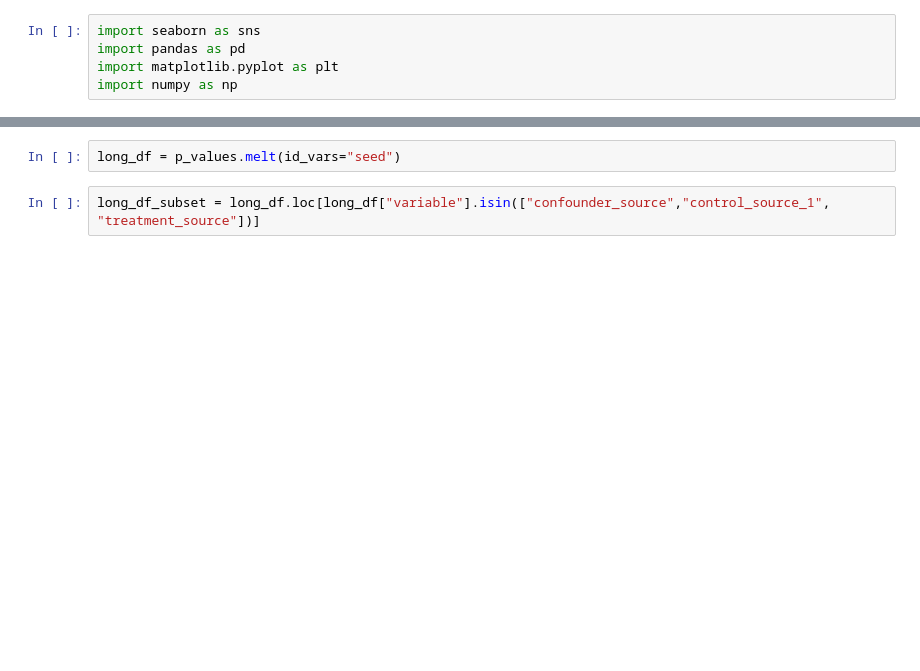
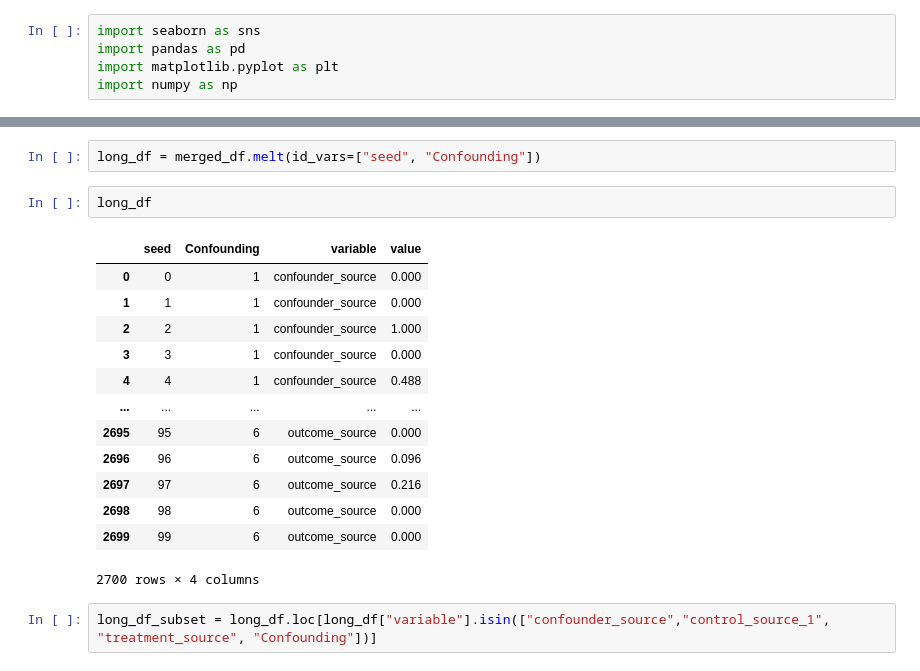
Before and after one commit to malo4300/ICA_IV, a Jupyter notebook: plots_iv_test.ipynb, the cells around one changed output, grey strips where cells are left out. Saved outputs shown, nothing was run; the diff lists cells and outputs as text; blank space fills up the shorter version.

```diff
--- a/plots_iv_test.ipynb
+++ b/plots_iv_test.ipynb
@@ -24,7 +49,23 @@ Index(['seed', 'confounder_source', 'control_source_1', 'control_source_2',
 # %%
-long_df = p_values.melt(id_vars="seed")
+long_df = merged_df.melt(id_vars=["seed", "Confounding"])
+# %%
+long_df
+# %% [output]
+|  | seed | Confounding | variable | value |
+| 0 | 0 | 1 | confounder_source | 0.000 |
+| 1 | 1 | 1 | confounder_source | 0.000 |
+| 2 | 2 | 1 | confounder_source | 1.000 |
+| 3 | 3 | 1 | confounder_source | 0.000 |
+| 4 | 4 | 1 | confounder_source | 0.488 |
+| ... | ... | ... | ... | ... |
+| 2695 | 95 | 6 | outcome_source | 0.000 |
+| 2696 | 96 | 6 | outcome_source | 0.096 |
+| 2697 | 97 | 6 | outcome_source | 0.216 |
+| 2698 | 98 | 6 | outcome_source | 0.000 |
+| 2699 | 99 | 6 | outcome_source | 0.000 |
+2700 rows × 4 columns
 # %%
-long_df_subset = long_df.loc[long_df["variable"].isin(["confounder_source","control_source_1", "treatment_source"])]
+long_df_subset = long_df.loc[long_df["variable"].isin(["confounder_source","control_source_1", "treatment_source", "Confounding"])]
 # %%
 plt.figure(figsize= (25,10))
 #plt.title("Distribution of the p-values for different TRUE sources, H0: source is a valid instrument for the treatment effect")
```
Also changed, not shown: parts of 12 cells of this notebook, 9 other files.
